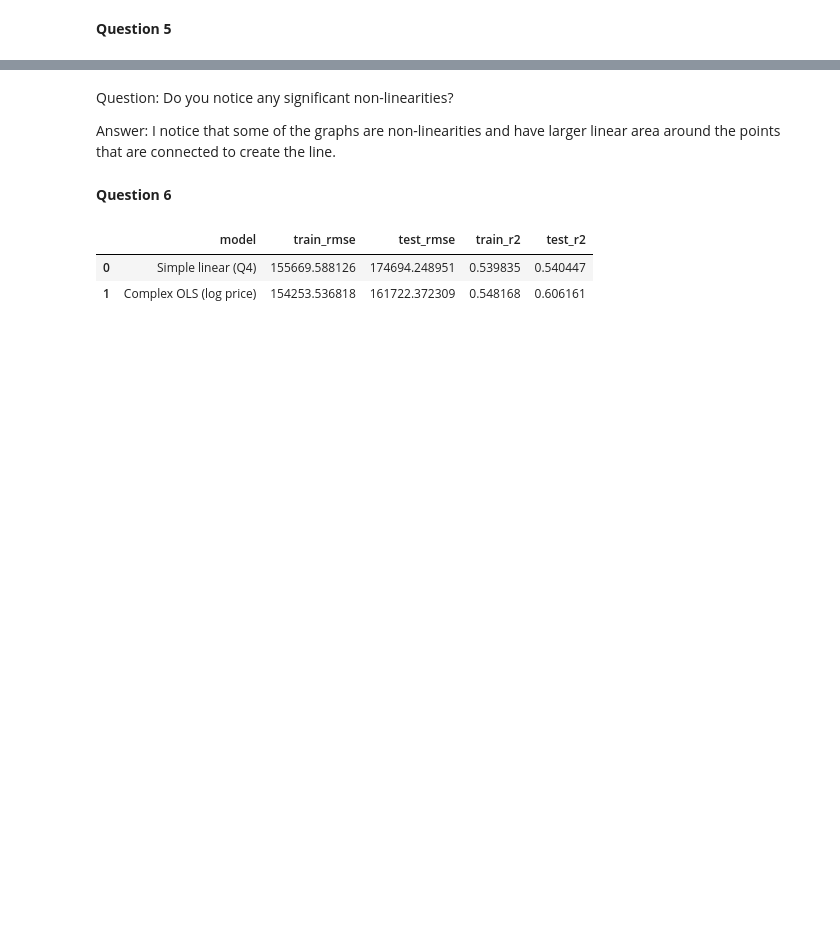
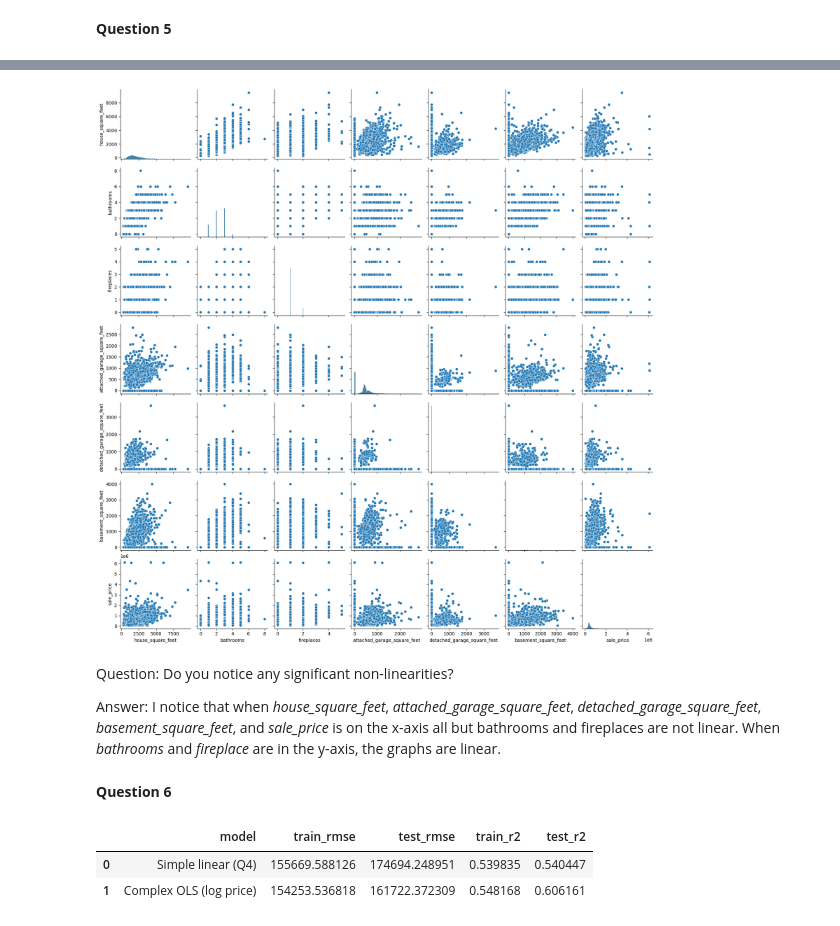
Before and after one commit to hwayalew/L02-hedonic-pricing, a Jupyter notebook: notebook.ipynb, the cells around one changed output, grey strips where cells are left out. Drawn from its saved outputs; the diff is of its cells as text; code cells hidden in the pictures; blank space fills up the shorter version.

Commit message:
Phase 1 Questions 4 and 5 updated

```diff
--- a/notebook.ipynb
+++ b/notebook.ipynb
@@ -490,7 +466,23 @@ for col in numeric_cols:
-# %% [markdown]
-Question: Do you notice any significant non-linearities?
-
-Answer: I notice that some of the graphs are non-linearities and have larger linear area around the points that are connected to create the line.
+# %%
+# Make partial correlation plots for each of the numeric variables in your model.
+import seaborn as sns
+
+# Creating the numeric values as the columns
+ols_cols = [
+    'house_square_feet', 'bathrooms', 'fireplaces',
+    'attached_garage_square_feet', 'detached_garage_square_feet',
+    'basement_square_feet'
+]
+
+# Displaying the partial correlation plot between the numeric columns and the sales price
+sns.pairplot(df_encoded[ols_cols + ['sale_price']])
+plt.show()
+# %% [output]
+[figure, added]
+# %% [markdown]
+Question: Do you notice any significant non-linearities?
+
+Answer: I notice that when *house_square_feet*, *attached_garage_square_feet*, *detached_garage_square_feet*, *basement_square_feet*, and *sale_price* is on the x-axis all but bathrooms and fireplaces are not linear. When *bathrooms* and *fireplace* are in the y-axis, the graphs are linear.
 # %% [markdown]
 **Question 6**
 # %%
```
Also changed, not shown: parts of 5 cells of this notebook.
